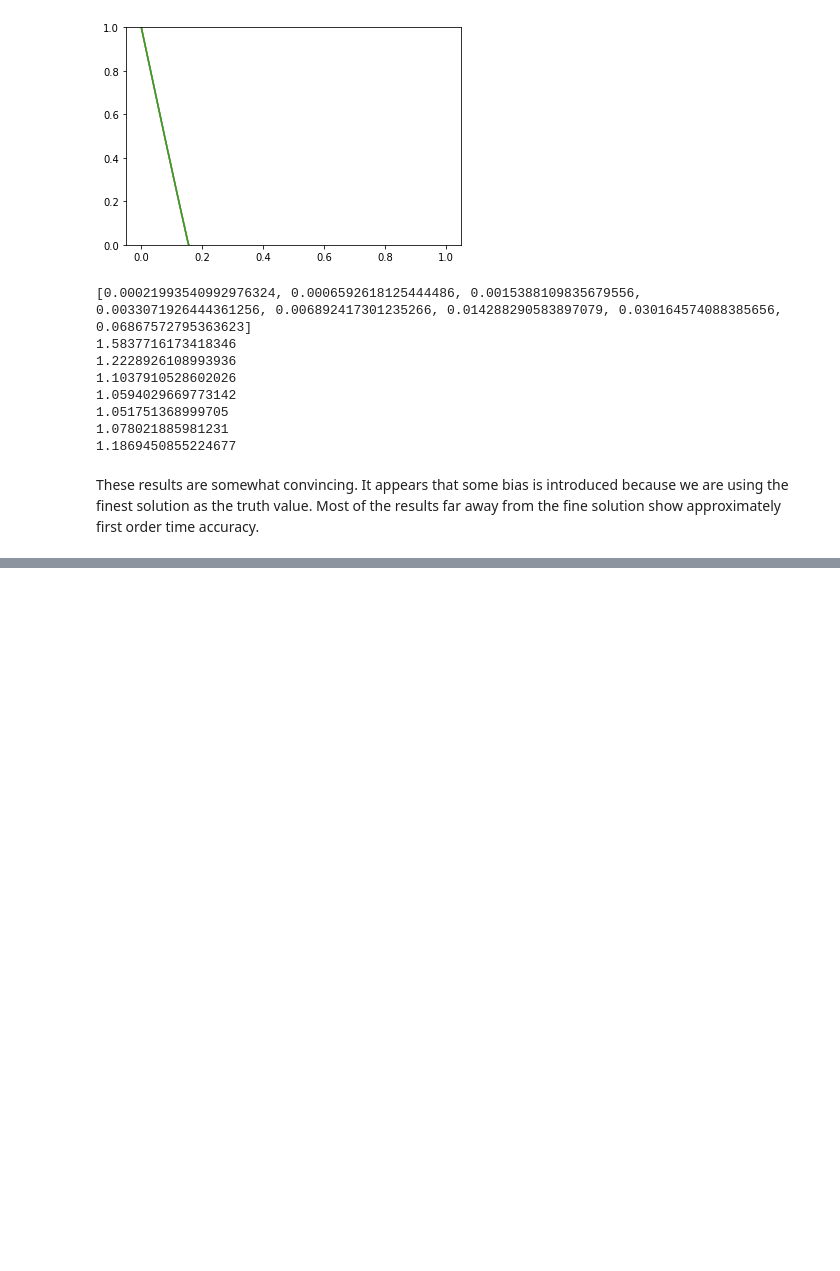
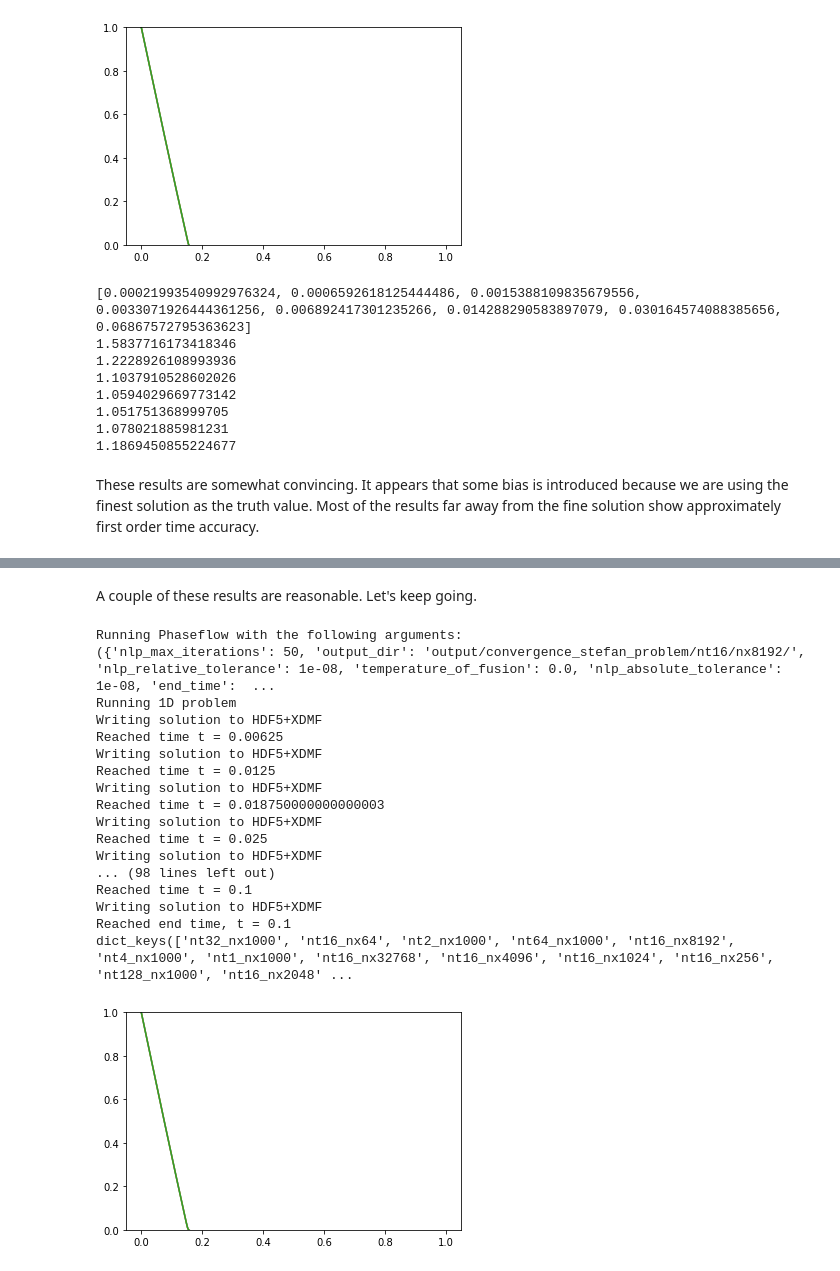
Before and after one commit to geo-fluid-dynamics/phaseflow-fenics, a Jupyter notebook: notebooks/Convergence-StefanProblem.ipynb, the cells around one changed output, grey strips where cells are left out. Saved outputs shown, nothing was run; the diff lists cells and outputs as text; code cells hidden in the pictures; blank space fills up the shorter version.

```diff
--- a/notebooks/Convergence-StefanProblem.ipynb
+++ b/notebooks/Convergence-StefanProblem.ipynb
@@ -244,0 +331,25 @@ These results are somewhat convincing. It appears that some bias is introduced b
+# %% [markdown]
+A couple of these results are reasonable. Let's keep going.
+# %%
+for j in [7, 8, 9]:
+
+    solutions = compute_and_append_new_solution(nt = 16, nx = r**j*baseline_grid_size, solutions = solutions)
+# %% [output]
+Running Phaseflow with the following arguments:
+({'nlp_max_iterations': 50, 'output_dir': 'output/convergence_stefan_problem/nt16/nx8192/', 'nlp_relative_tolerance': 1e-08, 'temperature_of_fusion': 0.0, 'nlp_absolute_tolerance': 1e-08, 'end_time':  ...
+Running 1D problem
+Writing solution to HDF5+XDMF
+Reached time t = 0.00625
+Writing solution to HDF5+XDMF
+Reached time t = 0.0125
+Writing solution to HDF5+XDMF
+Reached time t = 0.018750000000000003
+Writing solution to HDF5+XDMF
+Reached time t = 0.025
+Writing solution to HDF5+XDMF
+... (98 lines left out)
+Reached time t = 0.1
+Writing solution to HDF5+XDMF
+Reached end time, t = 0.1
+dict_keys(['nt32_nx1000', 'nt16_nx64', 'nt2_nx1000', 'nt64_nx1000', 'nt16_nx8192', 'nt4_nx1000', 'nt1_nx1000', 'nt16_nx32768', 'nt16_nx4096', 'nt16_nx1024', 'nt16_nx256', 'nt128_nx1000', 'nt16_nx2048' ...
+[figure, added]
```
Also changed, not shown: parts of 9 cells of this notebook.
